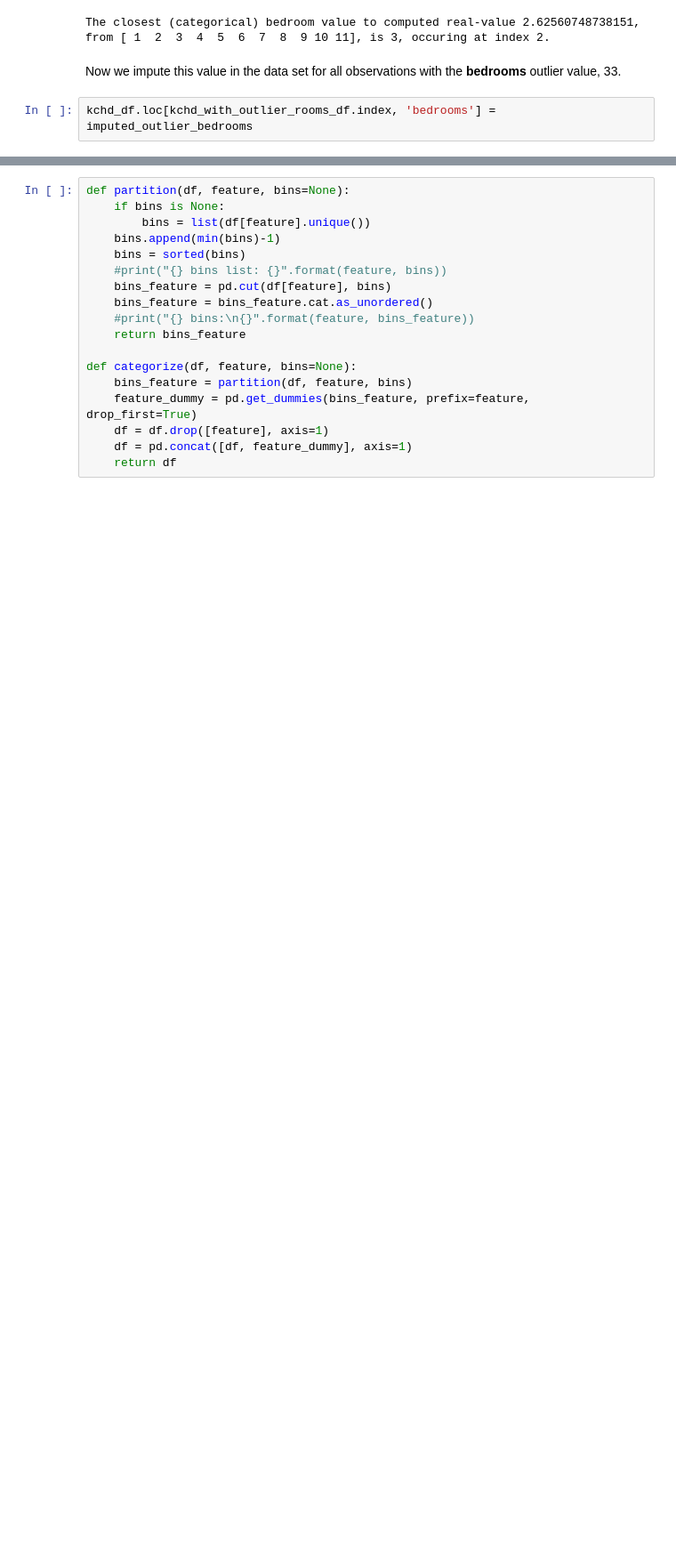
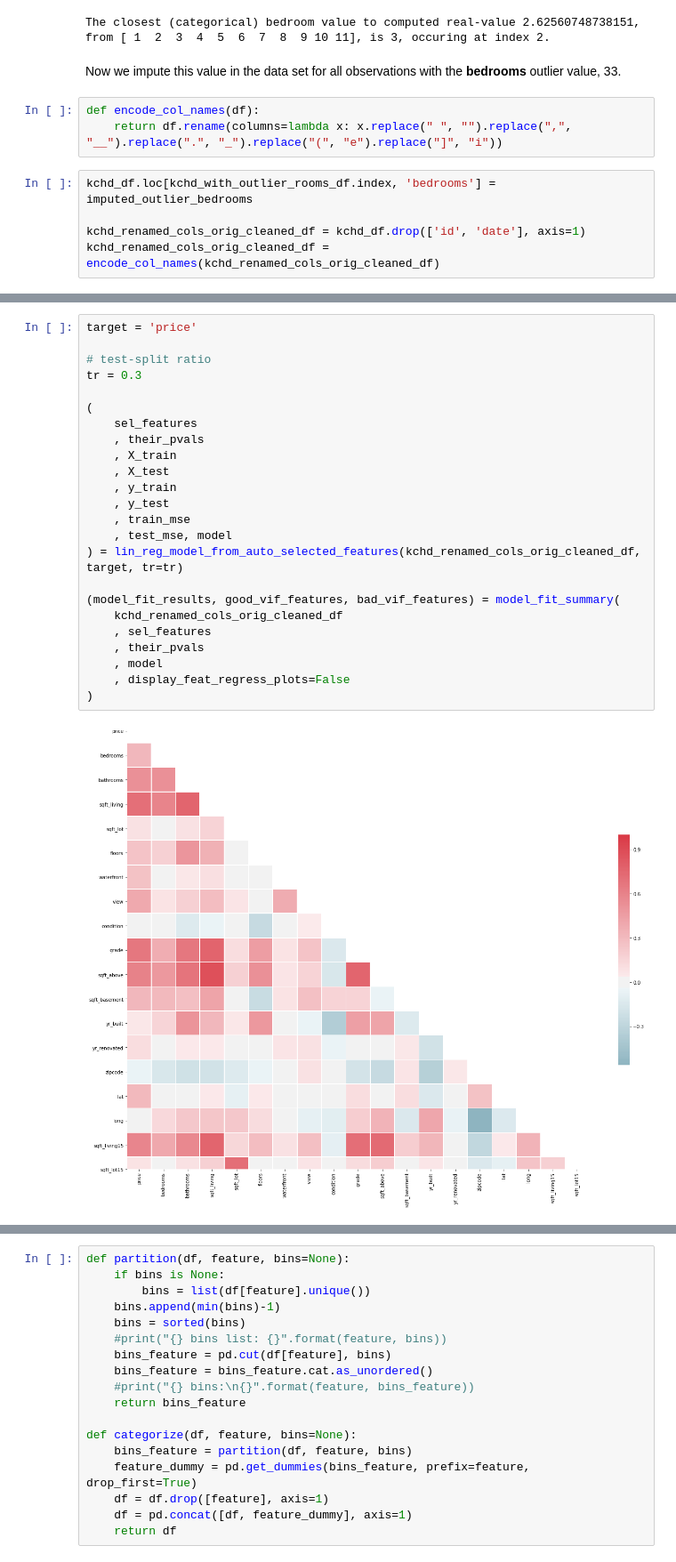
Before and after one commit to sacontreras/dsc-mod1-project, a Jupyter notebook: KingCountyHouseSales.ipynb, the cells around one changed output, grey strips where cells are left out. Shown at 89% size. Drawn from its saved outputs; the diff is of its cells as text; blank space fills up the shorter version.

```diff
--- a/KingCountyHouseSales.ipynb
+++ b/KingCountyHouseSales.ipynb
@@ -415,5 +427,11 @@ imputed_outlier_bedrooms = unique_bedrooms[idx_closest_br]
 The closest (categorical) bedroom value to computed real-value 2.62560748738151, from [ 1  2  3  4  5  6  7  8  9 10 11], is 3, occuring at index 2.
 # %% [markdown]
 Now we impute this value in the data set for all observations with the **bedrooms** outlier value, 33.
+# %%
+def encode_col_names(df):
+    return df.rename(columns=lambda x: x.replace(" ", "").replace(",", "__").replace(".", "_").replace("(", "e").replace("]", "i"))
 # %%
 kchd_df.loc[kchd_with_outlier_rooms_df.index, 'bedrooms'] = imputed_outlier_bedrooms
+
+kchd_renamed_cols_orig_cleaned_df = kchd_df.drop(['id', 'date'], axis=1)
+kchd_renamed_cols_orig_cleaned_df = encode_col_names(kchd_renamed_cols_orig_cleaned_df)
@@ -419,0 +754,26 @@ kchd_df.loc[kchd_with_outlier_rooms_df.index, 'bedrooms'] = imputed_outlier_bedr
+# %%
+target = 'price'
+
+# test-split ratio
+tr = 0.3
+
+(
+    sel_features
+    , their_pvals
+    , X_train
+    , X_test
+    , y_train
+    , y_test
+    , train_mse
+    , test_mse, model
+) = lin_reg_model_from_auto_selected_features(kchd_renamed_cols_orig_cleaned_df, target, tr=tr)
+
+(model_fit_results, good_vif_features, bad_vif_features) = model_fit_summary(
+    kchd_renamed_cols_orig_cleaned_df
+    , sel_features
+    , their_pvals
+    , model
+    , display_feat_regress_plots=False
+)
+# %% [output]
+[figure, added]
```
Also changed, not shown: parts of 70 cells of this notebook, 1 other file.
